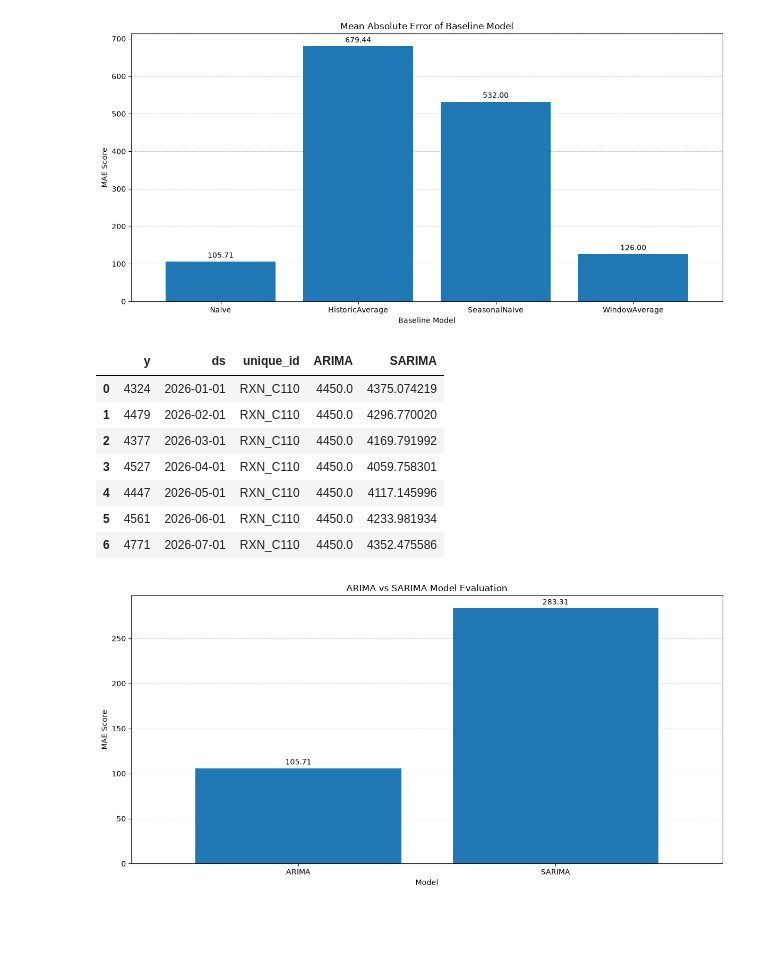
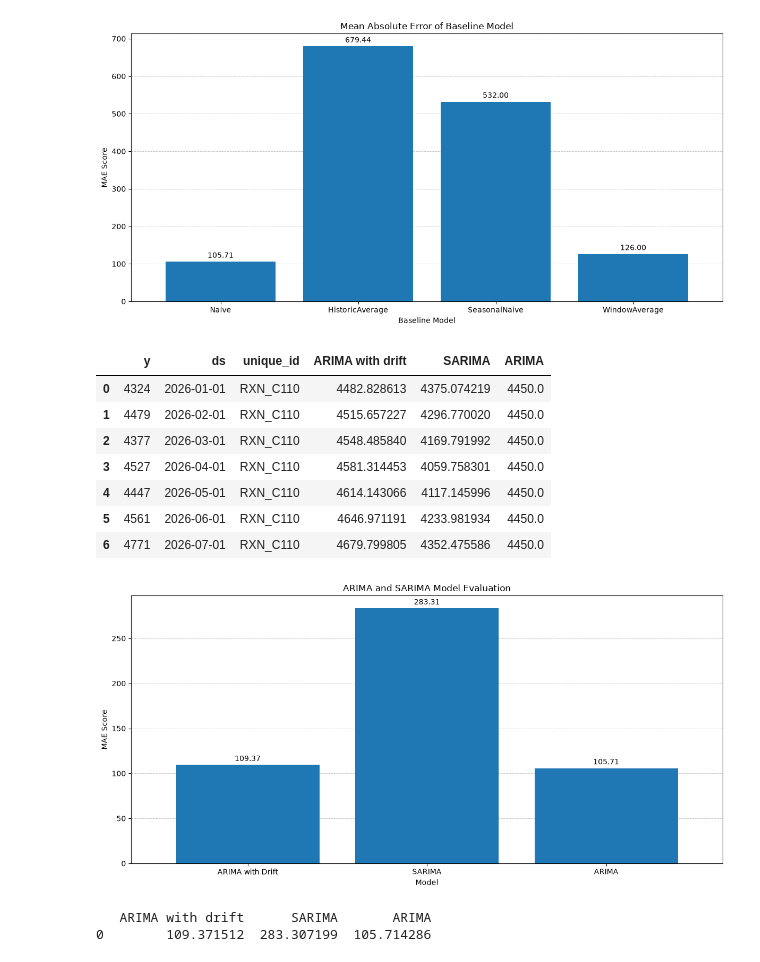
Before and after one commit to patinnojoe/MTL-DS-008-patinnojoe, a Jupyter notebook: notebooks/data_modelling.ipynb, the cells around one changed output. Saved outputs shown, nothing was run; the diff lists cells and outputs as text; code cells hidden in the pictures; blank space fills up the shorter version.

```diff
--- a/notebooks/data_modelling.ipynb
+++ b/notebooks/data_modelling.ipynb
@@ -147,80 +143,108 @@ plt.show()
 [figure]
 # %%
 # ARIMA & SARIMA model
-models= [
-    AutoARIMA(seasonal=False, alias='ARIMA'),
-    AutoARIMA(seasonal=True, season_length=12, alias='SARIMA')
+models = [
+    ARIMA(
+        order=(0, 1, 0),
+        include_drift=True,
+        alias="ARIMA with drift"
+    ),
+    AutoARIMA(
+        seasonal=True,
+        season_length=12,
+        alias="SARIMA"
+    ),
+    AutoARIMA(
+        seasonal=False,
+        alias="ARIMA"
+    )
 ]
 
 sf = StatsForecast(
     models=models,
-    freq='MS'
+    freq="MS"
 )
 
 sf.fit(training_data)
 
 arima_predictions = sf.predict(h=horizon)
-arima_eval_df = pd.merge(test_data, arima_predictions,  how='left', on=['unique_id', 'ds'])
+
+arima_eval_df = pd.merge(
+    test_data,
+    arima_predictions,
+    how="left",
+    on=["unique_id", "ds"]
+)
 
 arima_eval_df
 # %% [output]
-|  | y | ds | unique_id | ARIMA | SARIMA |
-| 0 | 4324 | 2026-01-01 | RXN_C110 | 4450.0 | 4375.074219 |
-| 1 | 4479 | 2026-02-01 | RXN_C110 | 4450.0 | 4296.770020 |
-| 2 | 4377 | 2026-03-01 | RXN_C110 | 4450.0 | 4169.791992 |
-| 3 | 4527 | 2026-04-01 | RXN_C110 | 4450.0 | 4059.758301 |
-| 4 | 4447 | 2026-05-01 | RXN_C110 | 4450.0 | 4117.145996 |
-| 5 | 4561 | 2026-06-01 | RXN_C110 | 4450.0 | 4233.981934 |
-| 6 | 4771 | 2026-07-01 | RXN_C110 | 4450.0 | 4352.475586 |
+|  | y | ds | unique_id | ARIMA with drift | SARIMA | ARIMA |
+| 0 | 4324 | 2026-01-01 | RXN_C110 | 4482.828613 | 4375.074219 | 4450.0 |
+| 1 | 4479 | 2026-02-01 | RXN_C110 | 4515.657227 | 4296.770020 | 4450.0 |
+| 2 | 4377 | 2026-03-01 | RXN_C110 | 4548.485840 | 4169.791992 | 4450.0 |
+| 3 | 4527 | 2026-04-01 | RXN_C110 | 4581.314453 | 4059.758301 | 4450.0 |
+| 4 | 4447 | 2026-05-01 | RXN_C110 | 4614.143066 | 4117.145996 | 4450.0 |
+| 5 | 4561 | 2026-06-01 | RXN_C110 | 4646.971191 | 4233.981934 | 4450.0 |
+| 6 | 4771 | 2026-07-01 | RXN_C110 | 4679.799805 | 4352.475586 | 4450.0 |
 # %%
-# evaluate the arima and sarima models
+# Evaluate the ARIMA and SARIMA models
 arima_evaluation = evaluate(
     df=arima_eval_df,
     metrics=[mae]
 )
 
-arima_evaluation = arima_evaluation.drop(columns=['unique_id', 'metric'])
+# Remove unnecessary columns
+arima_evaluation = arima_evaluation.drop(
+    columns=["unique_id", "metric"]
+)
 
-
-
+# Plot model evaluation
 fig, ax = plt.subplots(figsize=(12, 6))
 
 arima_evaluation.T.plot(
     kind="bar",
     ax=ax,
     width=0.8,
+    legend=False
+)
 
-)
+# Add MAE labels
 for container in ax.containers:
-    ax.bar_label(container, fmt="%.2f", padding=3, fontsize=10)
+    ax.bar_label(
+        container,
+        fmt="%.2f",
+        padding=3,
+        fontsize=10
+    )
 
 ax.set(
-    title="ARIMA vs SARIMA Model Evaluation",
+    title="ARIMA and SARIMA Model Evaluation",
     xlabel="Model",
     ylabel="MAE Score"
 )
 
 ax.set_axisbelow(True)
 
 ax.grid(
     True,
     axis="y",
     linestyle="--",
     linewidth=0.7,
     alpha=0.7
-
 )
 
 ax.set_xticklabels(
-    ["ARIMA", "SARIMA"],
+    ["ARIMA with Drift", "SARIMA", "ARIMA"],
     rotation=0
 )
 
-ax.get_legend().remove()
 fig.tight_layout()
 plt.show()
+print(arima_evaluation)
 # %% [output]
-[figure, old version]
+[figure, new version]
+   ARIMA with drift      SARIMA       ARIMA
+0        109.371512  283.307199  105.714286
 # %%
 fitted_models = sf.fitted_[0]
 
```
Also changed, not shown: parts of 11 cells of this notebook, 3 other files.
